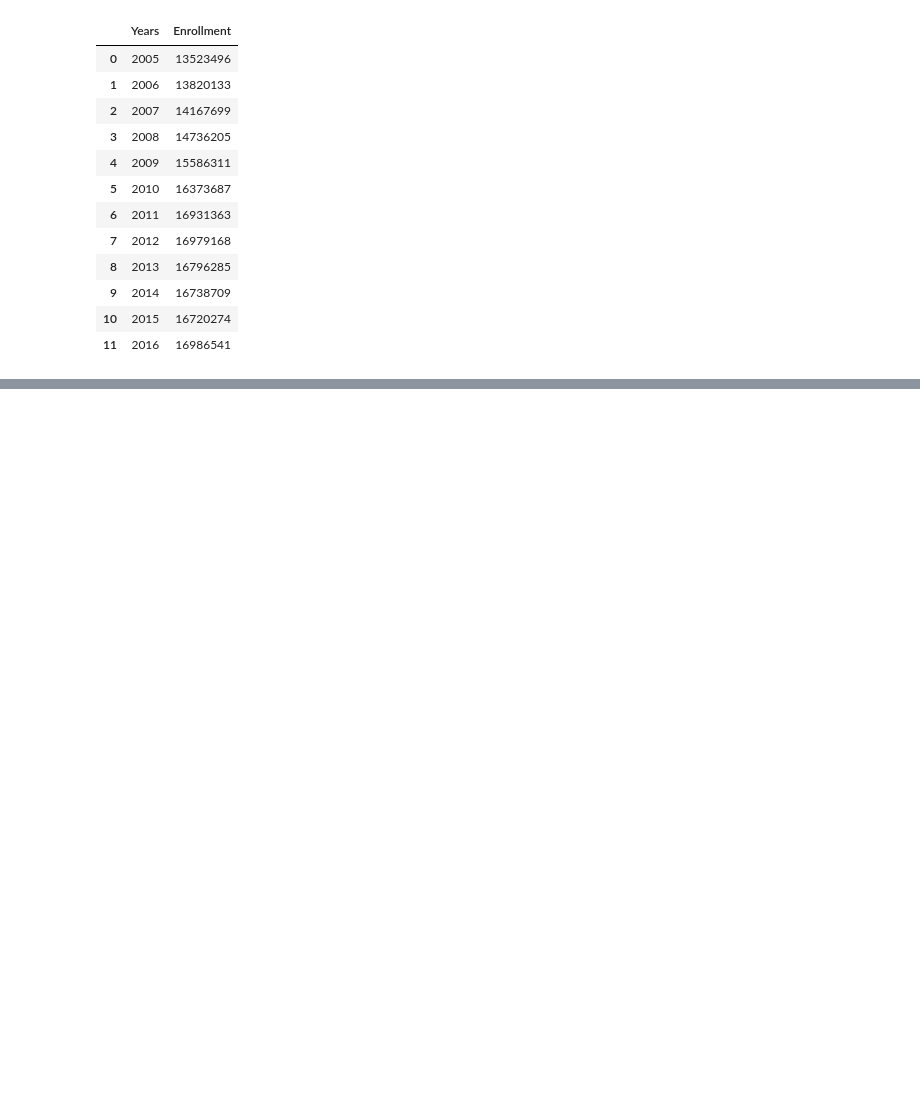
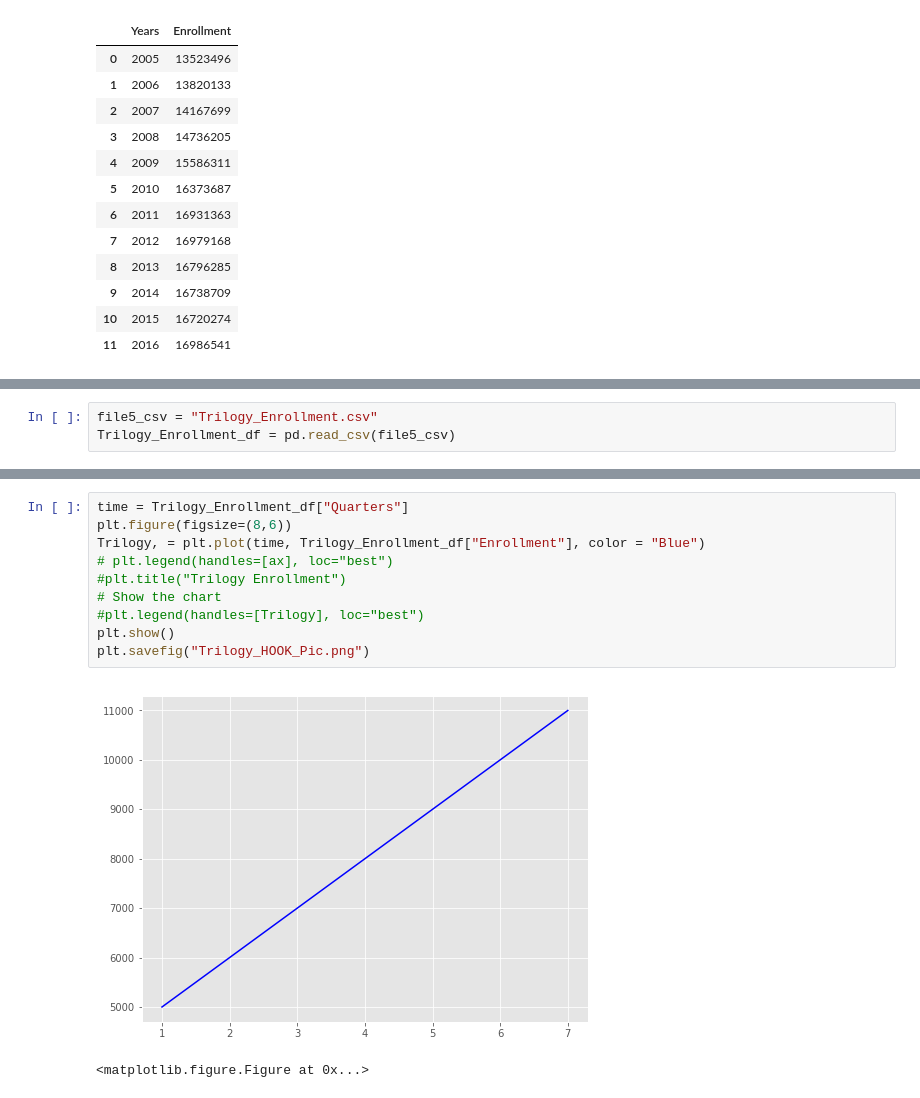
Before and after one commit to RCate/Project_2, a Jupyter notebook: Student_loans_grants_aid.ipynb, the cells around one changed output, grey strips where cells are left out. Drawn from its saved outputs; the diff is of its cells as text; blank space fills up the shorter version.

```diff
--- a/Student_loans_grants_aid.ipynb
+++ b/Student_loans_grants_aid.ipynb
@@ -82,0 +161,3 @@ plt.show()
+# %%
+file5_csv = "Trilogy_Enrollment.csv"
+Trilogy_Enrollment_df = pd.read_csv(file5_csv)
@@ -82,0 +175,13 @@ plt.show()
+# %%
+time = Trilogy_Enrollment_df["Quarters"]
+plt.figure(figsize=(8,6))
+Trilogy, = plt.plot(time, Trilogy_Enrollment_df["Enrollment"], color = "Blue")
+# plt.legend(handles=[ax], loc="best")
+#plt.title("Trilogy Enrollment")
+# Show the chart
+#plt.legend(handles=[Trilogy], loc="best")
+plt.show()
+plt.savefig("Trilogy_HOOK_Pic.png")
+# %% [output]
+[figure, added]
+<matplotlib.figure.Figure at 0x...>
```
Also changed, not shown: parts of 13 cells of this notebook, 8 other files.
